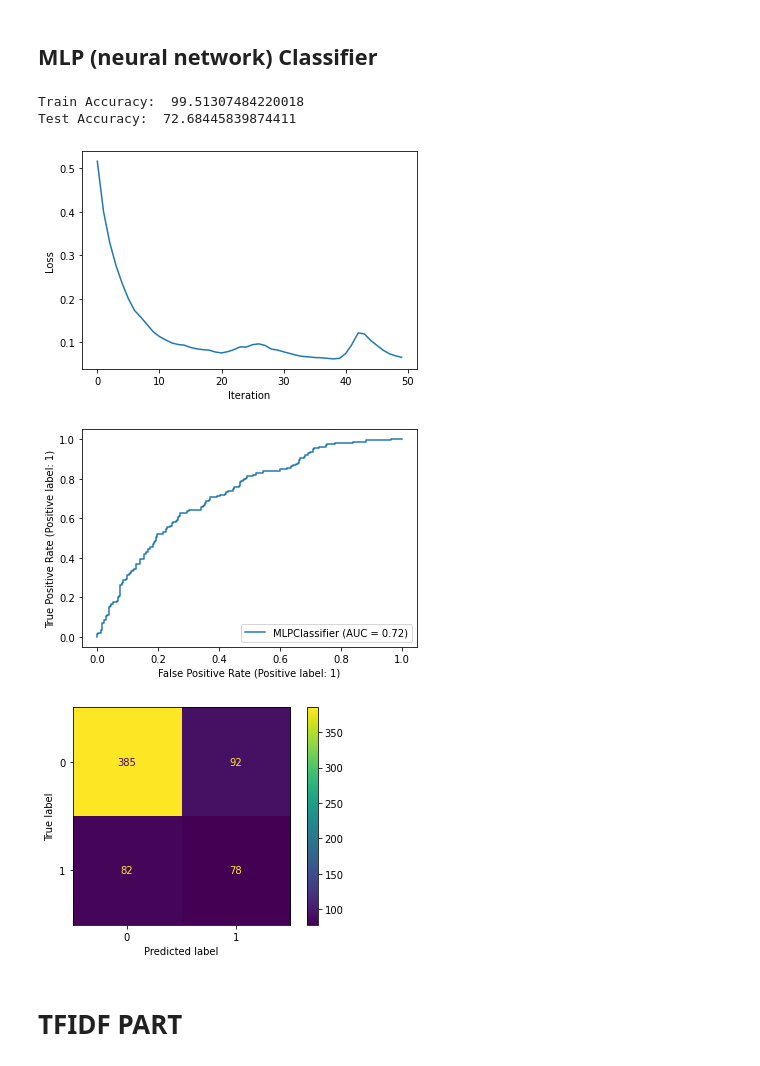
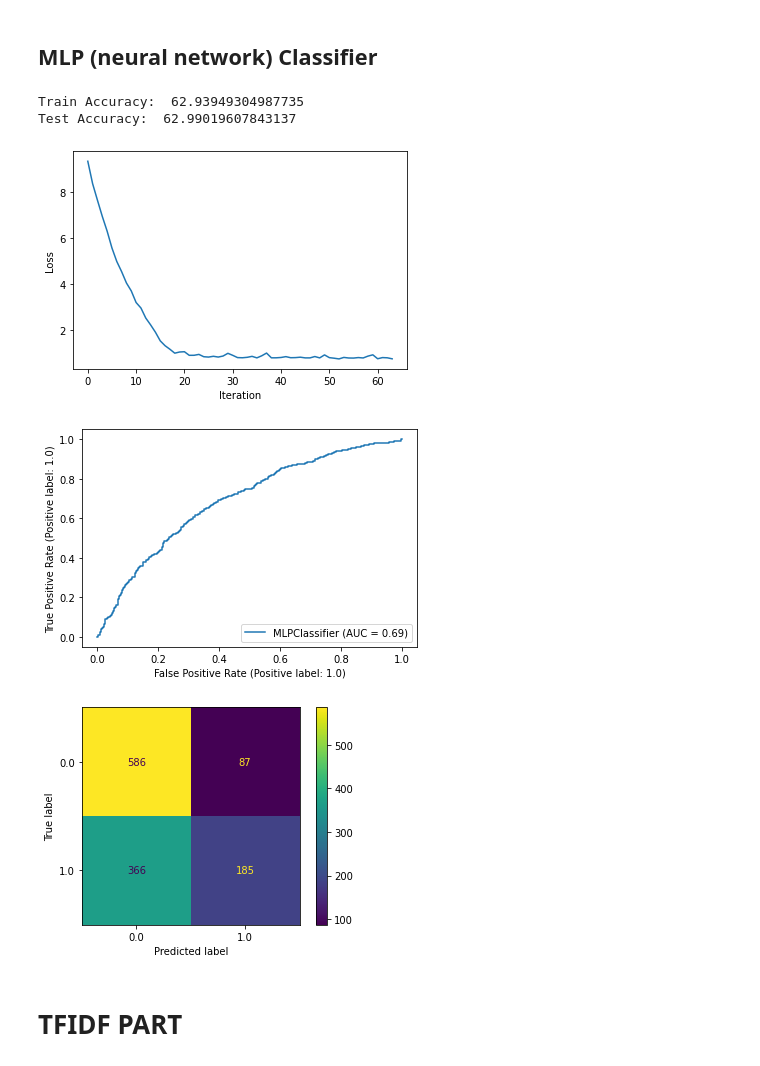
Before and after one commit to ShashiKiranMR/CS-7641-ML-Project, a Jupyter notebook: src/supervised.ipynb, the cells around one changed output. Saved outputs shown, nothing was run; the diff lists cells and outputs as text; code cells hidden in the pictures.

```diff
--- a/src/supervised.ipynb
+++ b/src/supervised.ipynb
@@ -238,19 +288,19 @@ from sklearn.metrics import accuracy_score
 from sklearn.metrics import RocCurveDisplay, ConfusionMatrixDisplay
 
 mygnb = GaussianNB()
-mygnb = mygnb.fit(X_train.toarray(), train_label)
+mygnb = mygnb.fit(X_train, train_label)
 
 ## test
 #print(mygnb.predict(X_test[0]), test_label[0])
 
-train_preds = mygnb.predict(X_train.toarray())
+train_preds = mygnb.predict(X_train)
 print("Train Accuracy: ", 100*accuracy_score(train_preds, train_label))
 
-test_preds = mygnb.predict(X_test.toarray())
+test_preds = mygnb.predict(X_test)
 print("Test Accuracy: ", 100*accuracy_score(test_preds, test_label))
 
 ## visualize
-RocCurveDisplay.from_estimator(mygnb, X_test.toarray(), test_label)
-ConfusionMatrixDisplay.from_estimator(mygnb, X_test.toarray(), test_label)
+RocCurveDisplay.from_estimator(mygnb, X_test, test_label)
+ConfusionMatrixDisplay.from_estimator(mygnb, X_test, test_label)
 plt.show()
 # %% [output]
@@ -406,49 +491,49 @@ plt.show()
 from sklearn.neural_network import MLPClassifier
 
 ##hyperparams
-h_lrs = 7
+h_lrs = 12
 acts = 'relu' #'identity', 'logistic', 'tanh'
 solver = 'adam' #'sgd'
 l2_reg = 0.01
 batch_size = 'auto'
-lr_init = 0.01 #0.001
+lr_init = 0.001 #0.001
 lr_type = 'adaptive' #'constant', 'invscaling', 'adaptive'
 early_stopping = False #True
 validation_fraction = 0.05
 
 mymlp = MLPClassifier(hidden_layer_sizes=h_lrs, activation=acts, early_stopping=early_stopping,
                     validation_fraction=validation_fraction, solver=solver,
                       learning_rate_init = lr_init, learning_rate=lr_type,
-                      alpha = l2_reg, batch_size=batch_size, max_iter=10000)
+                      alpha = l2_reg, batch_size=batch_size, max_iter=20000)
 
 mymlp = mymlp.fit(X_train, train_label)
 
 loss_curve = mymlp.loss_curve_
 
 plt.plot(loss_curve)
 plt.xlabel("Iteration")
 plt.ylabel("Loss")
 
 ## test
 #print(mymlp.predict(X_test[0]), test_label[0])
 
-train_preds = mymlp.predict(X_train.toarray())
+train_preds = mymlp.predict(X_train)
 print("Train Accuracy: ", 100*accuracy_score(train_preds, train_label))
 
-test_preds = mymlp.predict(X_test.toarray())
+test_preds = mymlp.predict(X_test)
 print("Test Accuracy: ", 100*accuracy_score(test_preds, test_label))
 
 
 ## visualize
-RocCurveDisplay.from_estimator(mymlp, X_test.toarray(), test_label)
-ConfusionMatrixDisplay.from_estimator(mymlp, X_test.toarray(), test_label)
+RocCurveDisplay.from_estimator(mymlp, X_test, test_label)
+ConfusionMatrixDisplay.from_estimator(mymlp, X_test, test_label)
 plt.show()
 # %% [output]
-Train Accuracy:  99.51307484220018
-Test Accuracy:  72.68445839874411
+Train Accuracy:  62.93949304987735
+Test Accuracy:  62.99019607843137
-[figure, old version]
+[figure, new version]
-[figure, old version]
+[figure, new version]
-[figure, old version]
+[figure, new version]
 # %% [markdown]
 # TFIDF PART
 # %%
```
Also changed, not shown: parts of 22 cells of this notebook.
